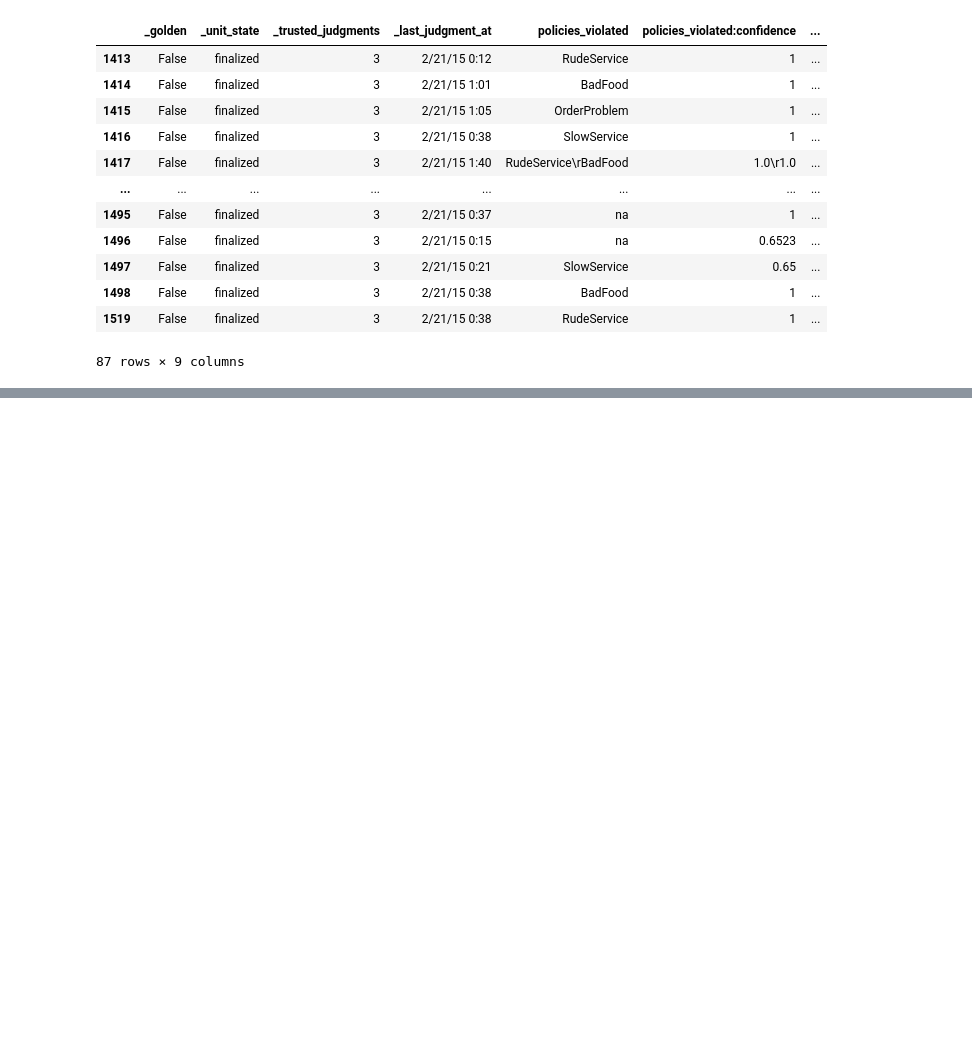
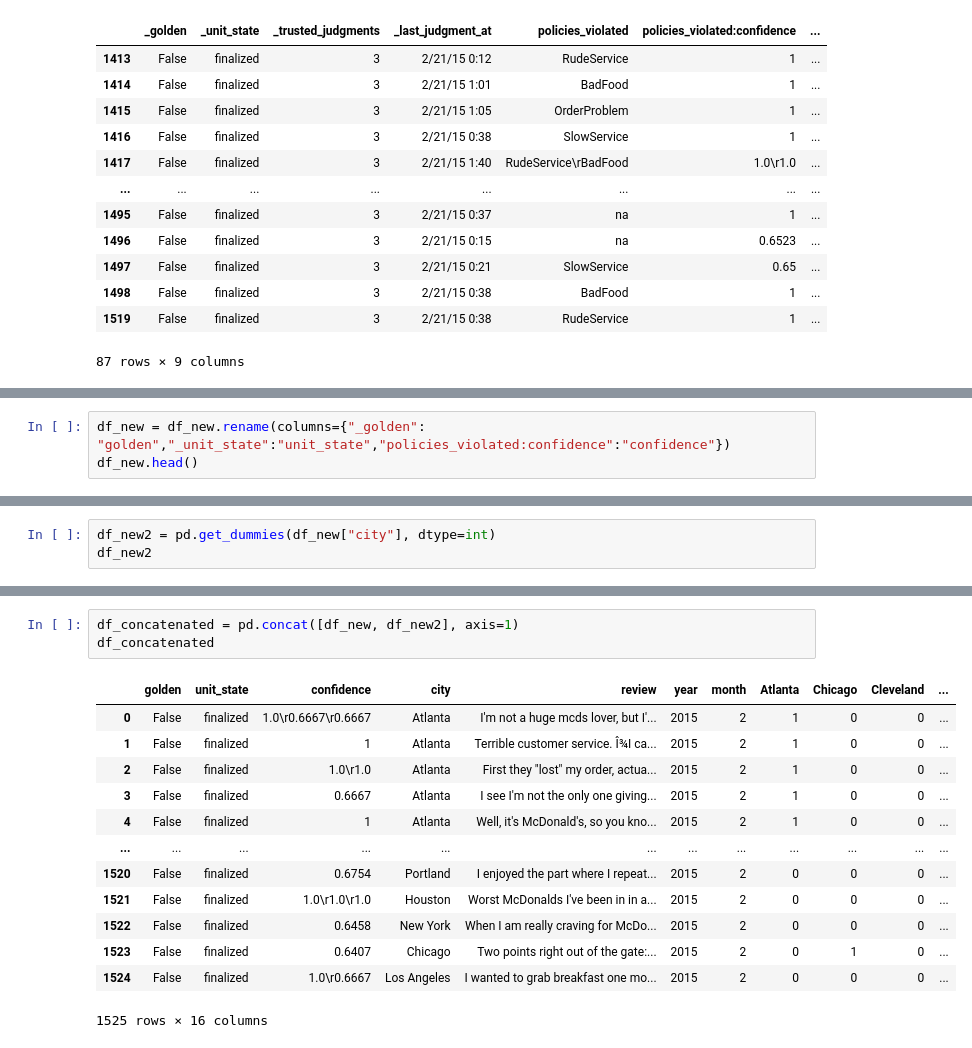
Before and after one commit to mamud1977/bootup, a Jupyter notebook: NN_data_preprocessing.ipynb, the cells around one changed output, grey strips where cells are left out. Saved outputs shown, nothing was run; the diff lists cells and outputs as text; blank space fills up the shorter version.

```diff
--- a/NN_data_preprocessing.ipynb
+++ b/NN_data_preprocessing.ipynb
@@ -219,0 +240,3 @@ memory usage: 96.9+ KB
+# %%
+df_new = df_new.rename(columns={"_golden": "golden","_unit_state":"unit_state","policies_violated:confidence":"confidence"})
+df_new.head()
@@ -219,0 +273,3 @@ memory usage: 96.9+ KB
+# %%
+df_new2 = pd.get_dummies(df_new["city"], dtype=int)
+df_new2
@@ -219,0 +290,17 @@ memory usage: 96.9+ KB
+# %%
+df_concatenated = pd.concat([df_new, df_new2], axis=1)
+df_concatenated
+# %% [output]
+|  | golden | unit_state | confidence | city | review | year | month | Atlanta | Chicago | Cleveland | ... |
+| 0 | False | finalized | 1.0\r0.6667\r0.6667 | Atlanta | I'm not a huge mcds lover, but I'... | 2015 | 2 | 1 | 0 | 0 | ... |
+| 1 | False | finalized | 1 | Atlanta | Terrible customer service. Î¾I ca... | 2015 | 2 | 1 | 0 | 0 | ... |
+| 2 | False | finalized | 1.0\r1.0 | Atlanta | First they "lost" my order, actua... | 2015 | 2 | 1 | 0 | 0 | ... |
+| 3 | False | finalized | 0.6667 | Atlanta | I see I'm not the only one giving... | 2015 | 2 | 1 | 0 | 0 | ... |
+| 4 | False | finalized | 1 | Atlanta | Well, it's McDonald's, so you kno... | 2015 | 2 | 1 | 0 | 0 | ... |
+| ... | ... | ... | ... | ... | ... | ... | ... | ... | ... | ... | ... |
+| 1520 | False | finalized | 0.6754 | Portland | I enjoyed the part where I repeat... | 2015 | 2 | 0 | 0 | 0 | ... |
+| 1521 | False | finalized | 1.0\r1.0\r1.0 | Houston | Worst McDonalds I've been in in a... | 2015 | 2 | 0 | 0 | 0 | ... |
+| 1522 | False | finalized | 0.6458 | New York | When I am really craving for McDo... | 2015 | 2 | 0 | 0 | 0 | ... |
+| 1523 | False | finalized | 0.6407 | Chicago | Two points right out of the gate:... | 2015 | 2 | 0 | 1 | 0 | ... |
+| 1524 | False | finalized | 1.0\r0.6667 | Los Angeles | I wanted to grab breakfast one mo... | 2015 | 2 | 0 | 0 | 0 | ... |
+1525 rows × 16 columns
```
Also changed, not shown: parts of 16 cells of this notebook.
